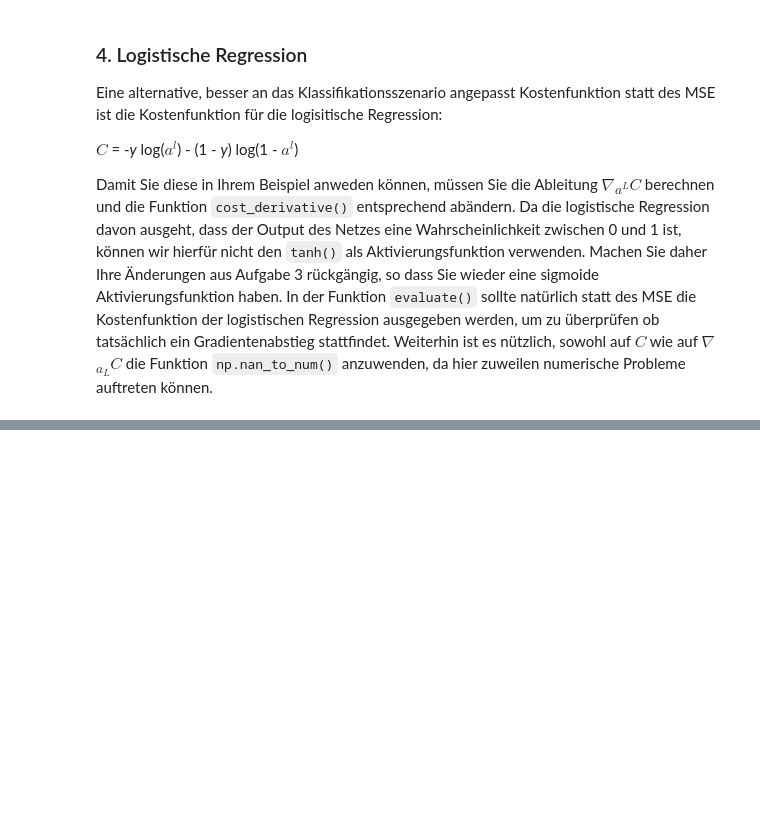
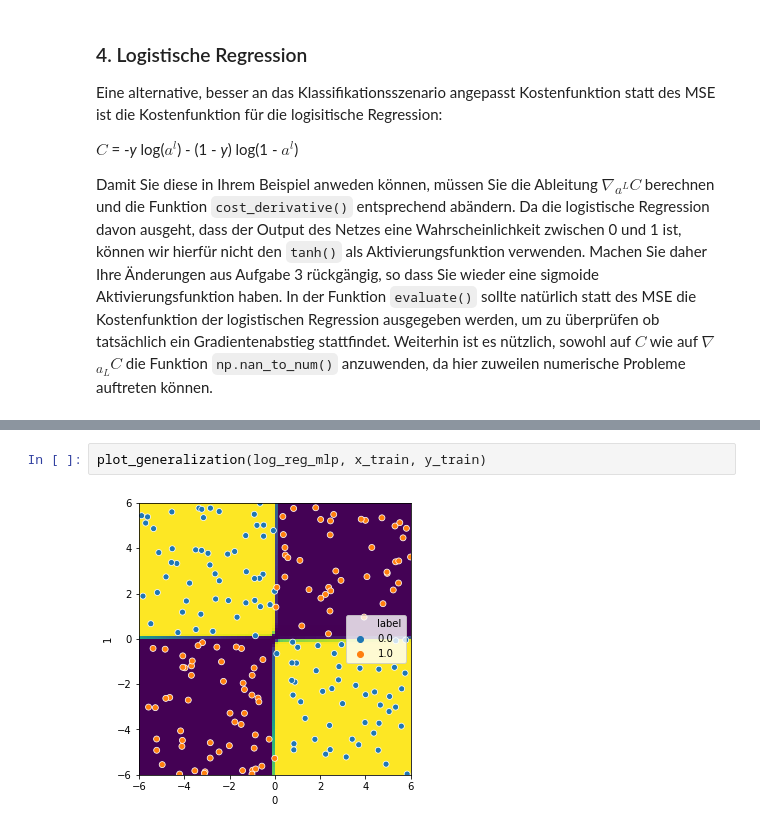
Before and after one commit to ExLeonem/DL-WS1920, a Jupyter notebook: notebooks/AB_1.ipynb, the cells around one changed output, grey strips where cells are left out. Cells and saved outputs as stored; diff of their text form; blank space fills up the shorter version.

```diff
--- a/notebooks/AB_1.ipynb
+++ b/notebooks/AB_1.ipynb
@@ -458,0 +492,4 @@ Damit Sie diese in Ihrem Beispiel anweden können, müssen Sie die Ableitung $\n
+# %%
+plot_generalization(log_reg_mlp, x_train, y_train)
+# %% [output]
+[figure, added]
```
Also changed, not shown: parts of 27 cells of this notebook, 3 other files.
